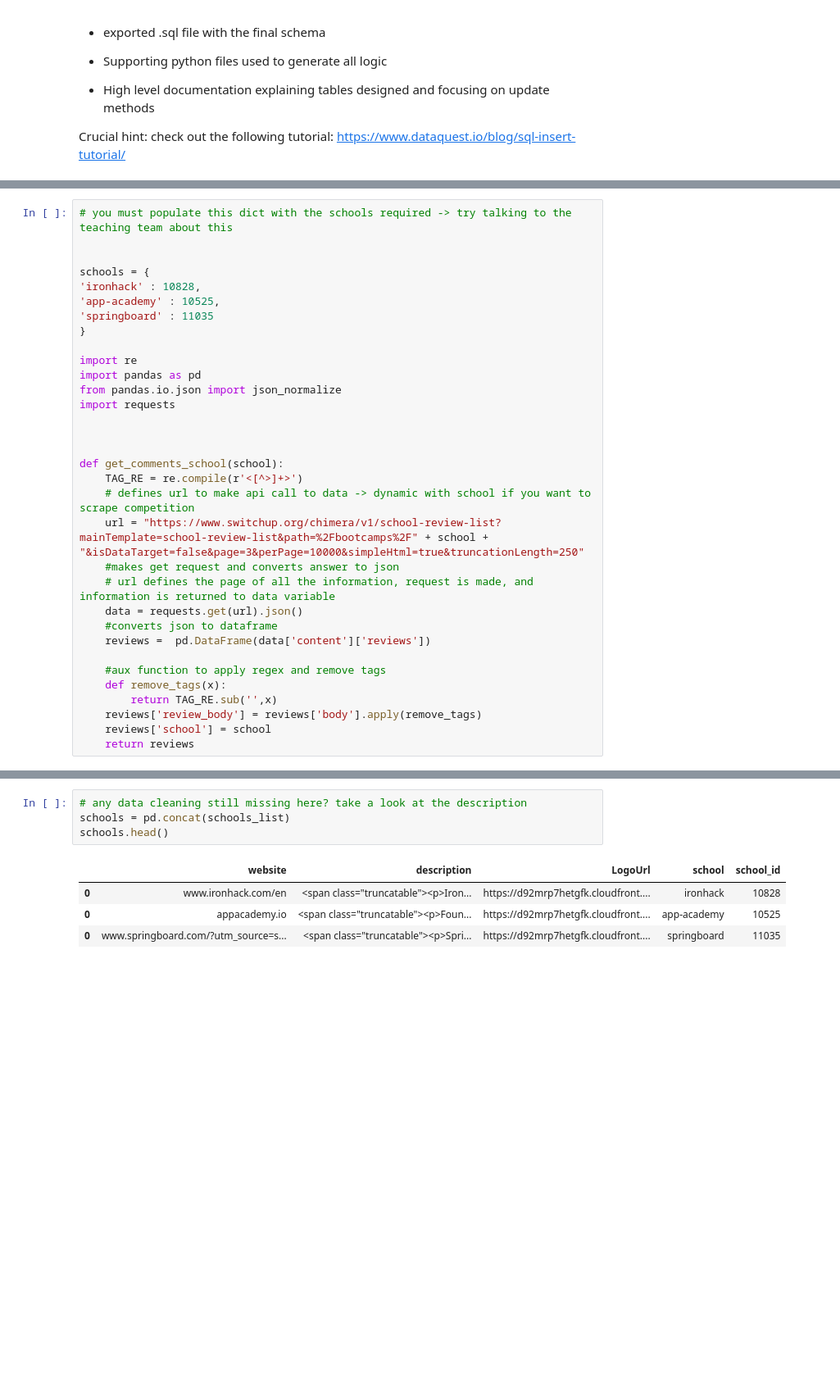
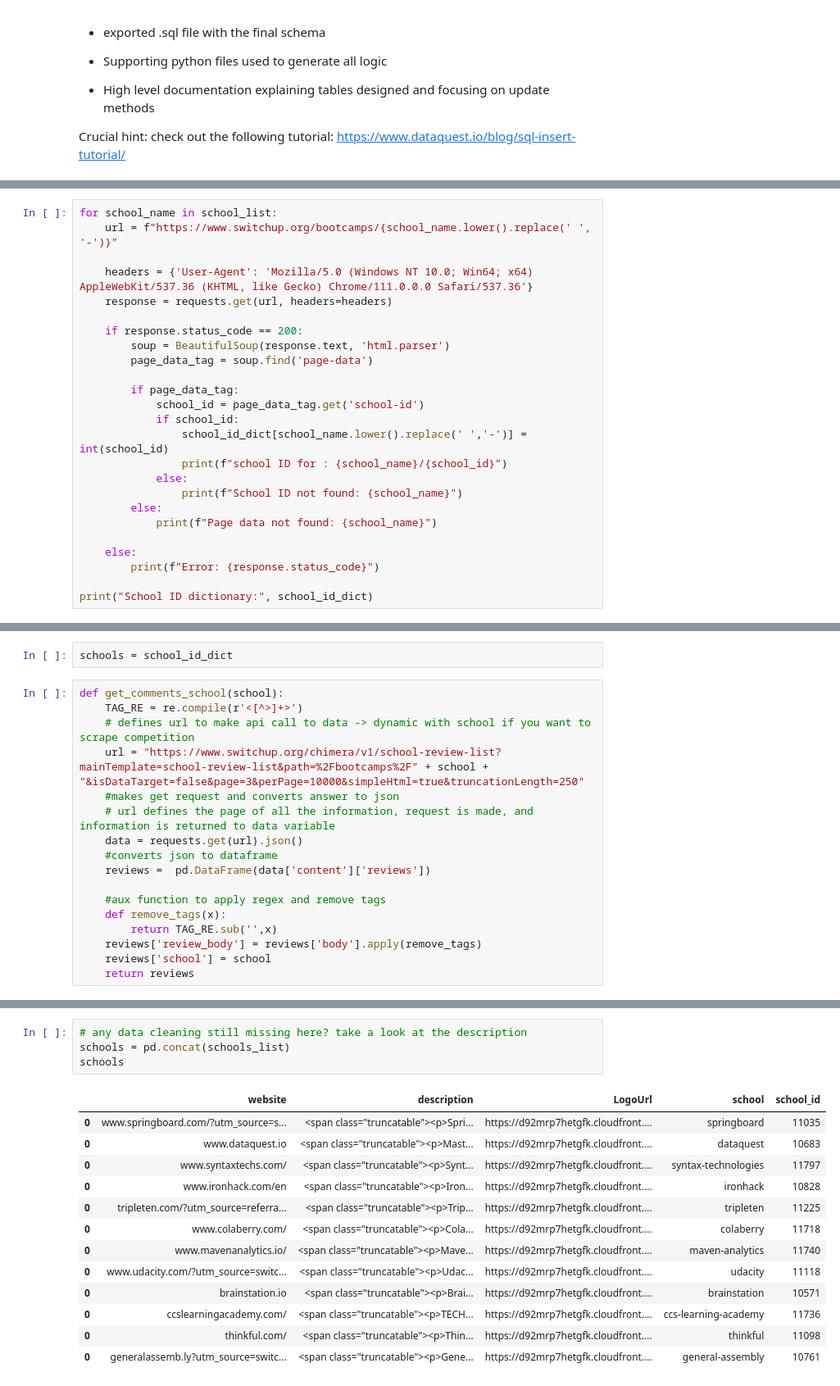
Before and after one commit to MeenuDSaini/project_sql, a Jupyter notebook: switchup_scraper.ipynb, the cells around one changed output, grey strips where cells are left out. Shown: that part at 82% size. Drawn from its saved outputs; the diff is of its cells as text; blank space fills up the shorter version.

```diff
--- a/switchup_scraper.ipynb
+++ b/switchup_scraper.ipynb
@@ -36,0 +62,25 @@ https://www.dataquest.io/blog/sql-insert-tutorial/
+# %%
+for school_name in school_list:
+    url = f"https://www.switchup.org/bootcamps/{school_name.lower().replace(' ', '-')}"
+
+    headers = {'User-Agent': 'Mozilla/5.0 (Windows NT 10.0; Win64; x64) AppleWebKit/537.36 (KHTML, like Gecko) Chrome/111.0.0.0 Safari/537.36'}
+    response = requests.get(url, headers=headers)
+
+    if response.status_code == 200:
+        soup = BeautifulSoup(response.text, 'html.parser')
+        page_data_tag = soup.find('page-data')
+
+        if page_data_tag:
+            school_id = page_data_tag.get('school-id')
+            if school_id:
+                school_id_dict[school_name.lower().replace(' ','-')] = int(school_id)
+                print(f"school ID for : {school_name}/{school_id}")
+            else:
+                print(f"School ID not found: {school_name}")
+        else:
+            print(f"Page data not found: {school_name}")
+
+    else:
+        print(f"Error: {response.status_code}")
+
+print("School ID dictionary:", school_id_dict)
@@ -37,20 +116,6 @@ https://www.dataquest.io/blog/sql-insert-tutorial/
+# %%
+schools = school_id_dict
 # %%
-# you must populate this dict with the schools required -> try talking to the teaching team about this
-
-
-schools = {
-'ironhack' : 10828,
-'app-academy' : 10525,
-'springboard' : 11035
-}
-
-import re
-import pandas as pd
-from pandas.io.json import json_normalize
-import requests
-
-
-
 def get_comments_school(school):
     TAG_RE = re.compile(r'<[^>]+>')
     # defines url to make api call to data -> dynamic with school if you want to scrape competition
@@ -217,9 +301,18 @@ badges.head()
 # %%
 # any data cleaning still missing here? take a look at the description
 schools = pd.concat(schools_list)
-schools.head()
+schools
 # %% [output]
 |  | website | description | LogoUrl | school | school_id |
+| 0 | www.springboard.com/?utm_source=s... | <span class="truncatable"><p>Spri... | https://d92mrp7hetgfk.cloudfront.... | springboard | 11035 |
+| 0 | www.dataquest.io | <span class="truncatable"><p>Mast... | https://d92mrp7hetgfk.cloudfront.... | dataquest | 10683 |
+| 0 | www.syntaxtechs.com/ | <span class="truncatable"><p>Synt... | https://d92mrp7hetgfk.cloudfront.... | syntax-technologies | 11797 |
 | 0 | www.ironhack.com/en | <span class="truncatable"><p>Iron... | https://d92mrp7hetgfk.cloudfront.... | ironhack | 10828 |
-| 0 | appacademy.io | <span class="truncatable"><p>Foun... | https://d92mrp7hetgfk.cloudfront.... | app-academy | 10525 |
-| 0 | www.springboard.com/?utm_source=s... | <span class="truncatable"><p>Spri... | https://d92mrp7hetgfk.cloudfront.... | springboard | 11035 |
+| 0 | tripleten.com/?utm_source=referra... | <span class="truncatable"><p>Trip... | https://d92mrp7hetgfk.cloudfront.... | tripleten | 11225 |
+| 0 | www.colaberry.com/ | <span class="truncatable"><p>Cola... | https://d92mrp7hetgfk.cloudfront.... | colaberry | 11718 |
+| 0 | www.mavenanalytics.io/ | <span class="truncatable"><p>Mave... | https://d92mrp7hetgfk.cloudfront.... | maven-analytics | 11740 |
+| 0 | www.udacity.com/?utm_source=switc... | <span class="truncatable"><p>Udac... | https://d92mrp7hetgfk.cloudfront.... | udacity | 11118 |
+| 0 | brainstation.io | <span class="truncatable"><p>Brai... | https://d92mrp7hetgfk.cloudfront.... | brainstation | 10571 |
+| 0 | ccslearningacademy.com/ | <span class="truncatable"><p>TECH... | https://d92mrp7hetgfk.cloudfront.... | ccs-learning-academy | 11736 |
+| 0 | thinkful.com/ | <span class="truncatable"><p>Thin... | https://d92mrp7hetgfk.cloudfront.... | thinkful | 11098 |
+| 0 | generalassemb.ly?utm_source=switc... | <span class="truncatable"><p>Gene... | https://d92mrp7hetgfk.cloudfront.... | general-assembly | 10761 |
```
Also changed, not shown: parts of 13 cells of this notebook.
